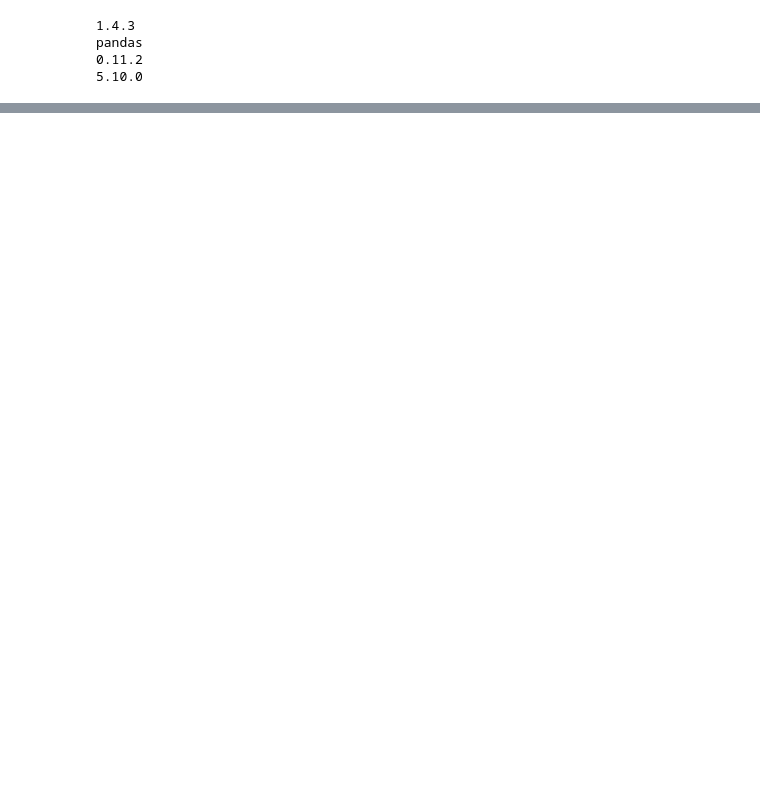
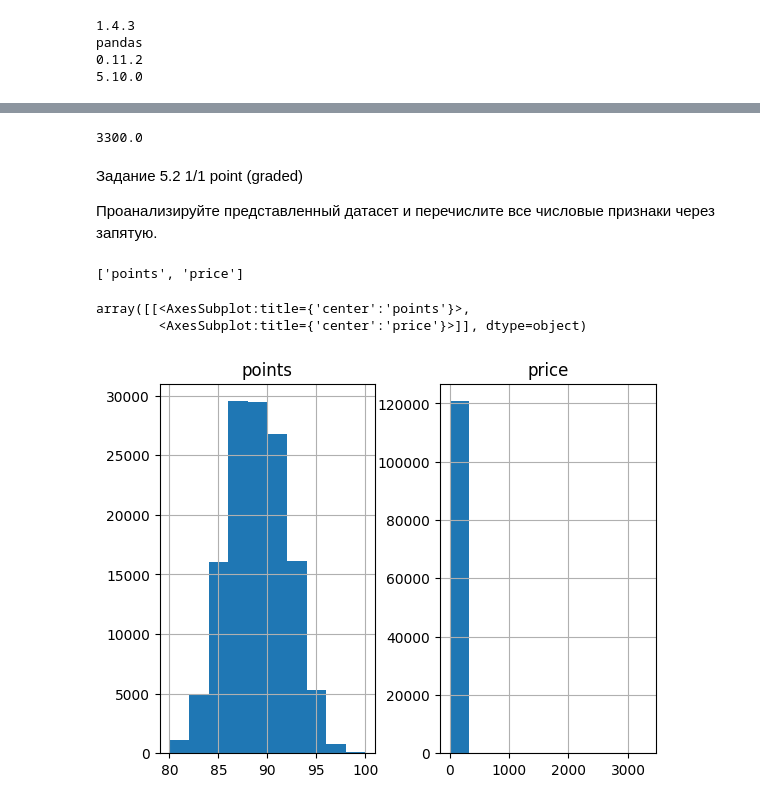
Before and after one commit to kdunaev-a10/SkillFactory-DTS, a Jupyter notebook: module-EDA/EDA-1/eda-1.ipynb, the cells around one changed output, grey strips where cells are left out. Drawn from its saved outputs; the diff is of its cells as text; code cells hidden in the pictures; blank space fills up the shorter version.

```diff
--- a/module-EDA/EDA-1/eda-1.ipynb
+++ b/module-EDA/EDA-1/eda-1.ipynb
@@ -657,18 +27,0 @@ print(f'Результирующее число записей: {sber_dedupped.s
-# %%
-#список неинформативных признаков
-low_information_cols = []
-
-#цикл по всем столбцам
-for col in sber_data.columns:
-    #наибольшая относительная частота в признаке
-    top_freq = sber_data[col].value_counts(normalize=True).max()
-    #доля уникальных значений от размера признака
-    nunique_ratio = sber_data[col].nunique() / sber_data[col].count()
-    # сравниваем наибольшую частоту с порогом
-    if top_freq > 0.95:
-        low_information_cols.append(col)
-        print(f'{col}: {round(top_freq*100, 2)}% одинаковых значений')
-    # сравниваем долю уникальных значений с порогом
-    if nunique_ratio > 0.95:
-        low_information_cols.append(col)
-        print(f'{col}: {round(nunique_ratio*100, 2)}% уникальных значений')
@@ -686,0 +28,4 @@ print(f'Результирующее число признаков: {information
+# %%
+wine_data = pd.read_csv('data/wine.csv')
+display(wine_data.head())
+display(wine_data.tail())
@@ -686,0 +86,21 @@ print(f'Результирующее число признаков: {information
+# %%
+display(wine_data['price'].max())
+# %% [output]
+3300.0
+# %% [markdown]
+ Задание 5.2
+1/1 point (graded)
+
+Проанализируйте представленный датасет и перечислите все числовые признаки через запятую.
+# %%
+numeric_variables = [col for col in wine_data.columns if wine_data[col].dtype != "object"]
+print(numeric_variables)
+wine_data.nunique()
+
+hist = wine_data.hist()
+hist
+# %% [output]
+['points', 'price']
+array([[<AxesSubplot:title={'center':'points'}>,
+        <AxesSubplot:title={'center':'price'}>]], dtype=object)
+[figure, added]
```
Also changed, not shown: parts of 60 cells of this notebook, 1 other file.
